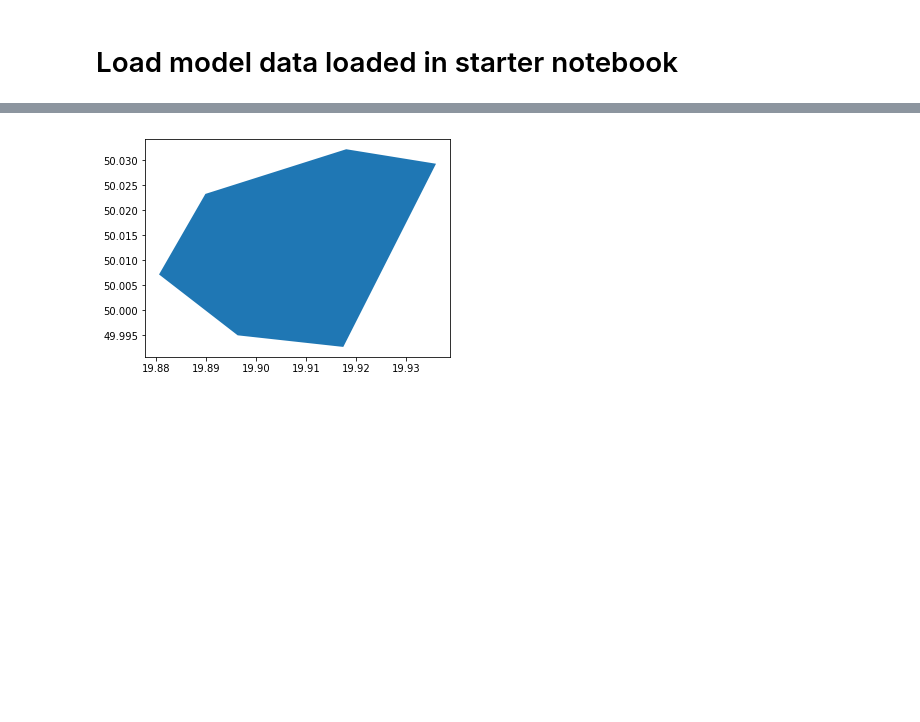
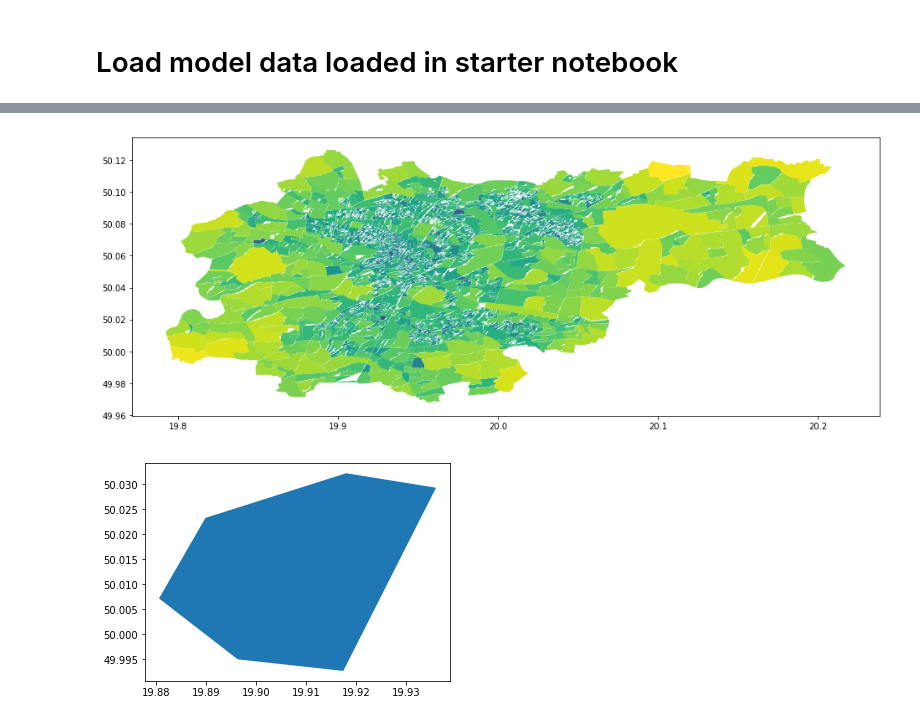
Before and after one commit to kowaalczyk/maraton-analizy-danych, a Jupyter notebook: src/visualize_model.ipynb, the cells around one changed output, grey strips where cells are left out. Saved outputs shown, nothing was run; the diff lists cells and outputs as text; code cells hidden in the pictures; blank space fills up the shorter version.

```diff
--- a/src/visualize_model.ipynb
+++ b/src/visualize_model.ipynb
@@ -43,3 +46,9 @@ plt.show()
+# %%
+gdf['closest_po_log'] = np.log(gdf['closest_po'])
+gdf.plot(column='closest_po_log', figsize=(16,16))
+plt.show()
+# %% [output]
+[figure, added]
 # %%
 from shapely.geometry import Point, Polygon
 
```
Also changed, not shown: parts of 14 cells of this notebook, 2 other files.
